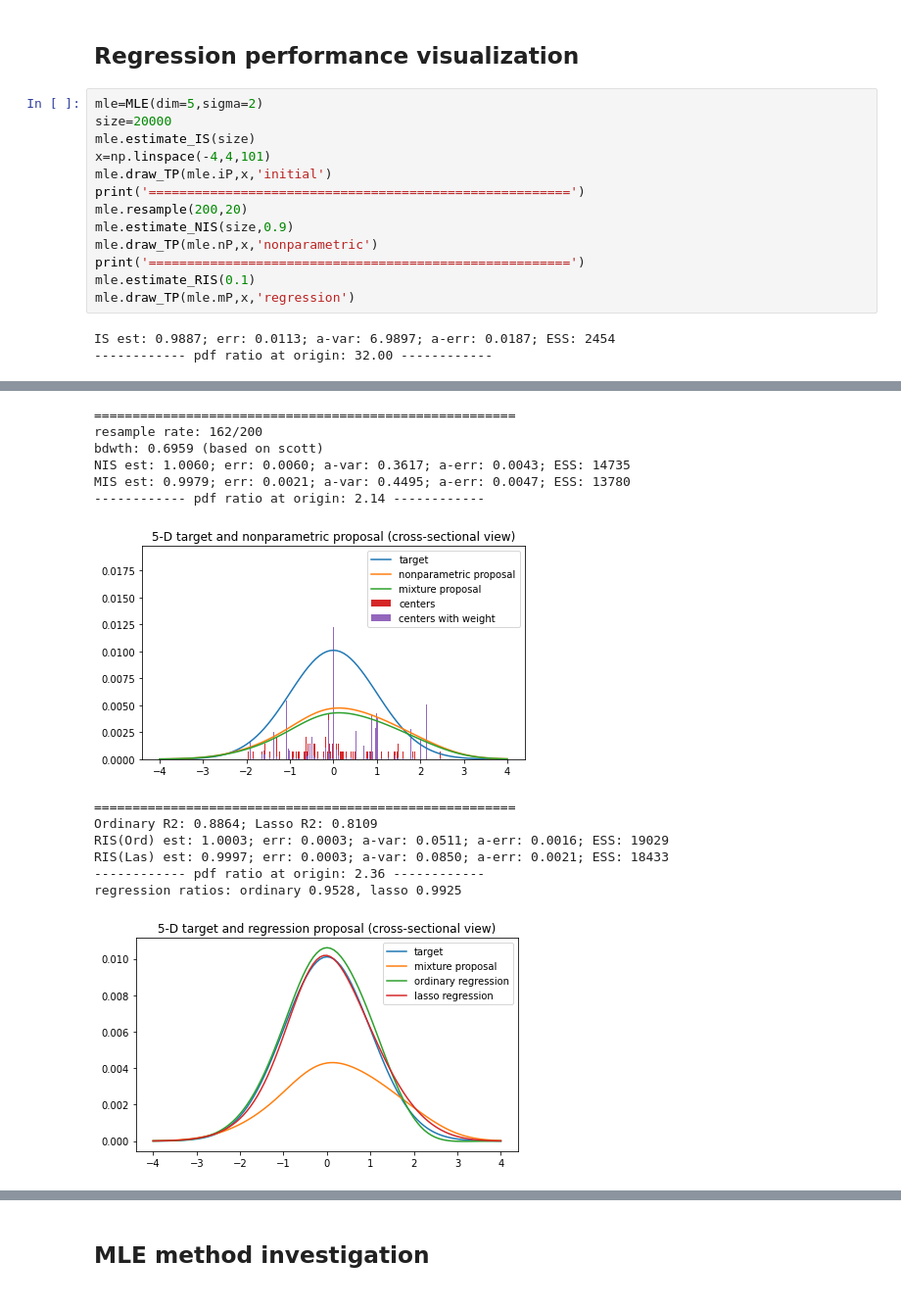
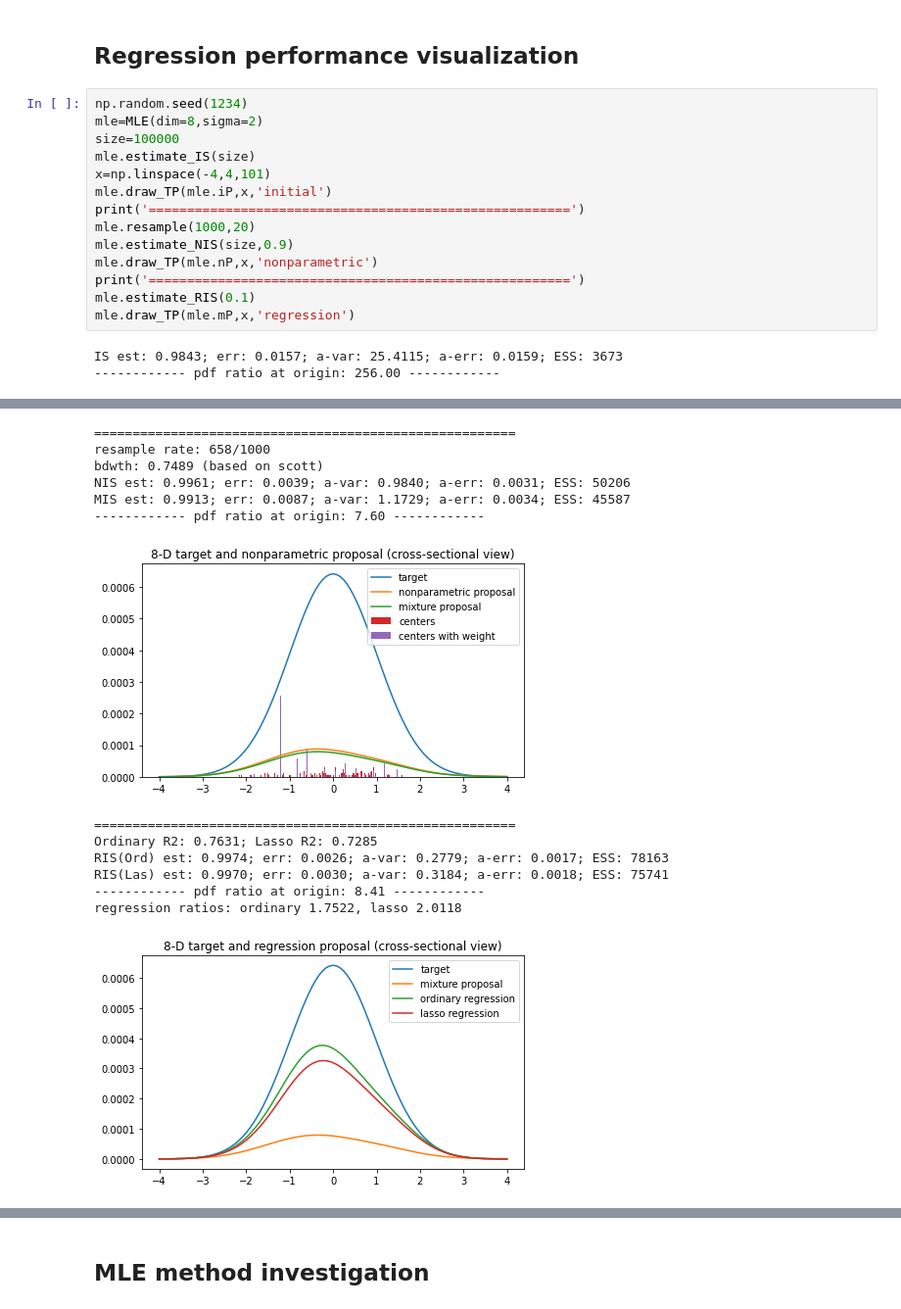
Before and after one commit to IanFla/Two-Stage, a Jupyter notebook: MLE and REG/MLE.ipynb, the cells around one changed output, grey strips where cells are left out. Shown at 98% size. Drawn from its saved outputs; the diff is of its cells as text.

```diff
--- a/MLE and REG/MLE.ipynb
+++ b/MLE and REG/MLE.ipynb
@@ -358,18 +358,19 @@ MIS est: 0.9963; err: 0.0037; a-var: 1.2414; a-err: 0.0050; ESS: 22216
 # %% [markdown]
 ## Regression performance visualization
 # %%
-mle=MLE(dim=5,sigma=2)
-size=20000
+np.random.seed(1234)
+mle=MLE(dim=8,sigma=2)
+size=100000
 mle.estimate_IS(size)
 x=np.linspace(-4,4,101)
 mle.draw_TP(mle.iP,x,'initial')
 print('=======================================================')
-mle.resample(200,20)
+mle.resample(1000,20)
 mle.estimate_NIS(size,0.9)
 mle.draw_TP(mle.nP,x,'nonparametric')
 print('=======================================================')
 mle.estimate_RIS(0.1)
 mle.draw_TP(mle.mP,x,'regression')
 # %% [output]
-IS est: 0.9887; err: 0.0113; a-var: 6.9897; a-err: 0.0187; ESS: 2454
------------- pdf ratio at origin: 32.00 ------------
+IS est: 0.9843; err: 0.0157; a-var: 25.4115; a-err: 0.0159; ESS: 3673
+------------ pdf ratio at origin: 256.00 ------------
@@ -377,14 +378,14 @@ IS est: 0.9887; err: 0.0113; a-var: 6.9897; a-err: 0.0187; ESS: 2454
 =======================================================
-resample rate: 162/200
-bdwth: 0.6959 (based on scott)
-NIS est: 1.0060; err: 0.0060; a-var: 0.3617; a-err: 0.0043; ESS: 14735
-MIS est: 0.9979; err: 0.0021; a-var: 0.4495; a-err: 0.0047; ESS: 13780
------------- pdf ratio at origin: 2.14 ------------
+resample rate: 658/1000
+bdwth: 0.7489 (based on scott)
+NIS est: 0.9961; err: 0.0039; a-var: 0.9840; a-err: 0.0031; ESS: 50206
+MIS est: 0.9913; err: 0.0087; a-var: 1.1729; a-err: 0.0034; ESS: 45587
+------------ pdf ratio at origin: 7.60 ------------
-[figure, old version]
+[figure, new version]
 =======================================================
-Ordinary R2: 0.8864; Lasso R2: 0.8109
-RIS(Ord) est: 1.0003; err: 0.0003; a-var: 0.0511; a-err: 0.0016; ESS: 19029
-RIS(Las) est: 0.9997; err: 0.0003; a-var: 0.0850; a-err: 0.0021; ESS: 18433
------------- pdf ratio at origin: 2.36 ------------
-regression ratios: ordinary 0.9528, lasso 0.9925
+Ordinary R2: 0.7631; Lasso R2: 0.7285
+RIS(Ord) est: 0.9974; err: 0.0026; a-var: 0.2779; a-err: 0.0017; ESS: 78163
+RIS(Las) est: 0.9970; err: 0.0030; a-var: 0.3184; a-err: 0.0018; ESS: 75741
+------------ pdf ratio at origin: 8.41 ------------
+regression ratios: ordinary 1.7522, lasso 2.0118
-[figure, old version]
+[figure, new version]
```
Also changed, not shown: parts of 10 cells of this notebook.
